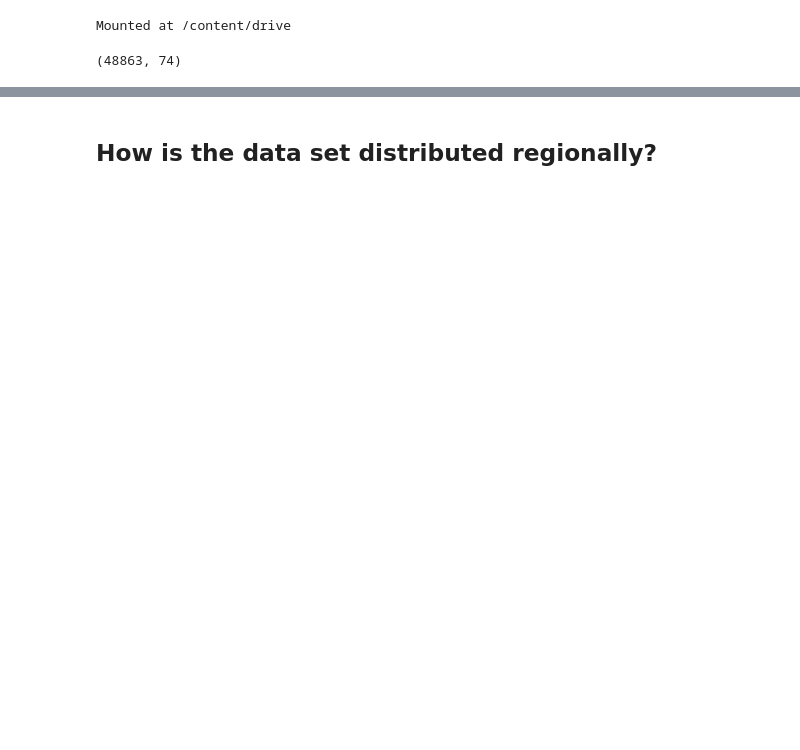
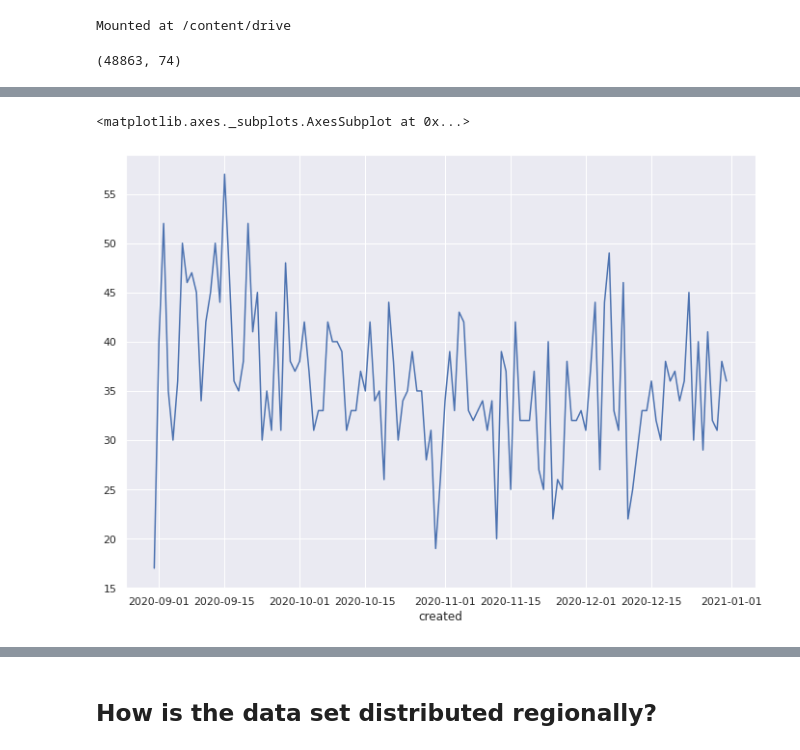
Before and after one commit to mtomcanyi/Hackhealth2021-Challenge7, a Jupyter notebook: ZCase_Analysis.ipynb, the cells around one changed output, grey strips where cells are left out. Drawn from its saved outputs; the diff is of its cells as text; code cells hidden in the pictures; blank space fills up the shorter version.

```diff
--- a/ZCase_Analysis.ipynb
+++ b/ZCase_Analysis.ipynb
@@ -39,0 +117,3 @@ arrivalsDF.loc[:,["dispatchingTs","createdTs","closedTs","destinationApproval__r
+# %%
+pivot = shortDF.pivot_table(index="created",columns="destCity",values="const",aggfunc="sum")
+pivot
@@ -39,0 +135,8 @@ arrivalsDF.loc[:,["dispatchingTs","createdTs","closedTs","destinationApproval__r
+# %%
+start = pd.to_datetime("2020-01-01").date()
+end = pd.to_datetime("2020-12-31").date()
+
+pivot.loc[start:end,"Praha"].plot()
+# %% [output]
+<matplotlib.axes._subplots.AxesSubplot at 0x...>
+[figure, added]
```
Also changed, not shown: parts of 32 cells of this notebook.
